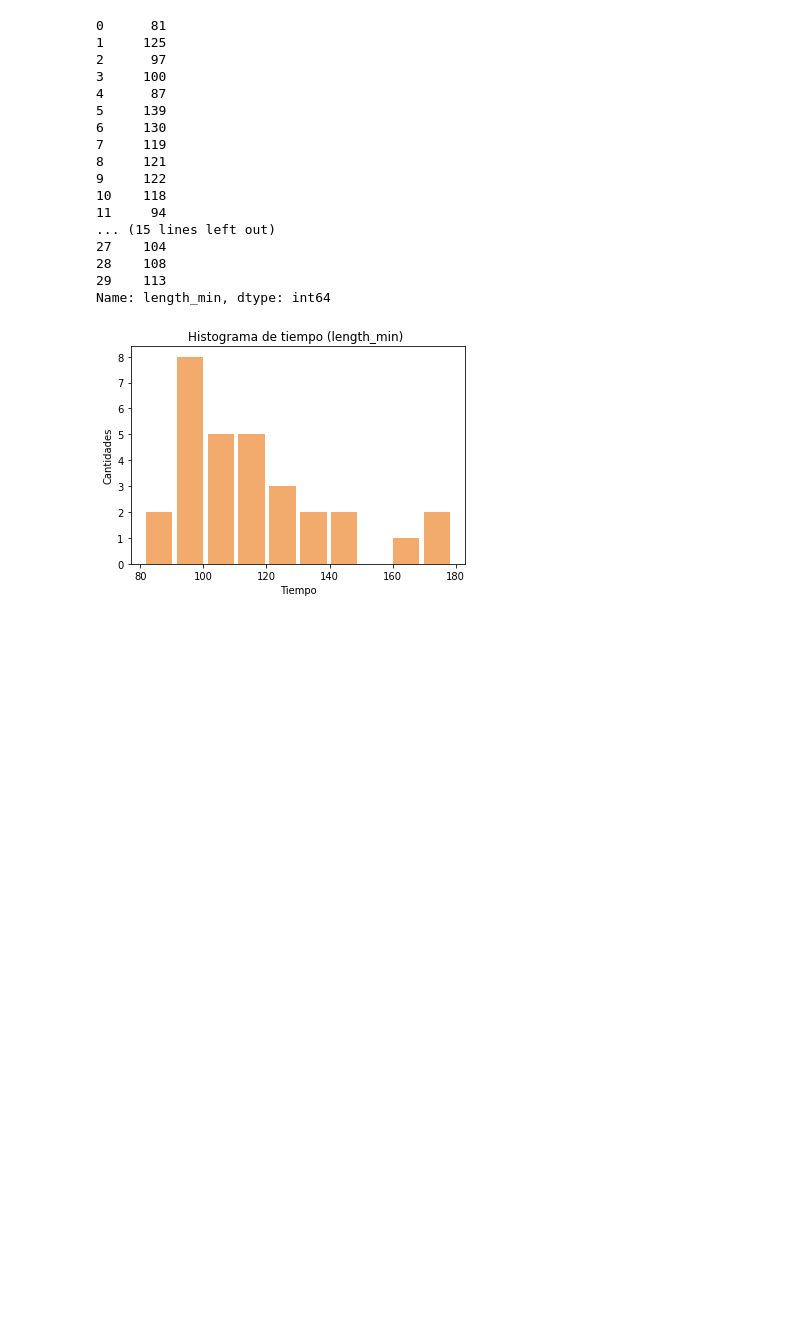
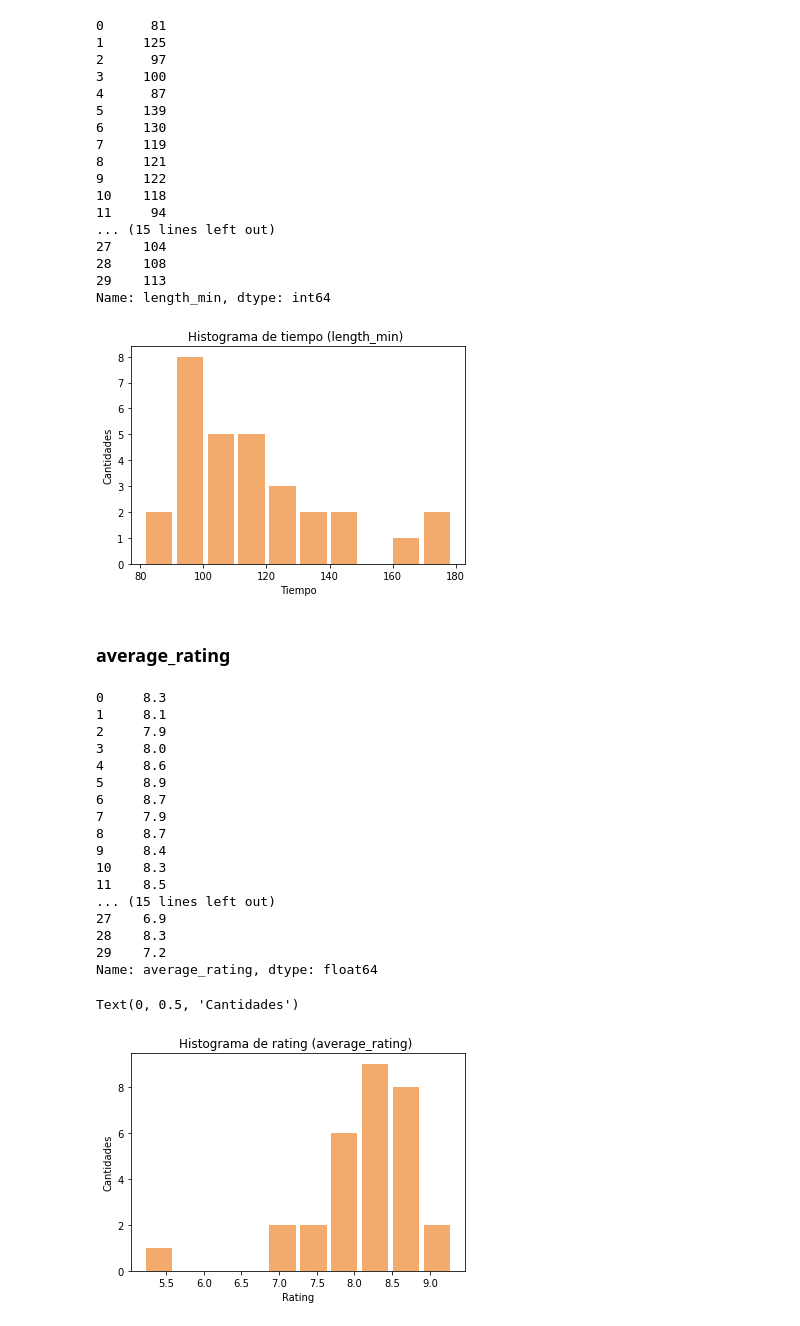
Before and after one commit to rpizarrog/Analisis-Inteligente-de-datos, a Jupyter notebook: bloc de notas/Caso_2_Análisis_Descriptivo_de_películas.ipynb, the cells around one changed output. Saved outputs shown, nothing was run; the diff lists cells and outputs as text; code cells hidden in the pictures; blank space fills up the shorter version.

```diff
--- a/bloc de notas/Caso_2_Análisis_Descriptivo_de_películas.ipynb
+++ b/bloc de notas/Caso_2_Análisis_Descriptivo_de_películas.ipynb
@@ -99,3 +98,33 @@ plot.show() #dibujamos el histograma
 29    113
 Name: length_min, dtype: int64
 [figure]
+# %% [markdown]
+### average_rating
+# %%
+rating = peliculas.loc[:, 'average_rating']
+print(rating)
+
+plot.hist(x=rating,color='#F2AB6D', rwidth=0.85)
+plot.title('Histograma de rating (average_rating) ')
+plot.xlabel('Rating')
+plot.ylabel('Cantidades')
+# %% [output]
+0     8.3
+1     8.1
+2     7.9
+3     8.0
+4     8.6
+5     8.9
+6     8.7
+7     7.9
+8     8.7
+9     8.4
+10    8.3
+11    8.5
+... (15 lines left out)
+27    6.9
+28    8.3
+29    7.2
+Name: average_rating, dtype: float64
+Text(0, 0.5, 'Cantidades')
+[figure, added]
```
Also changed, not shown: parts of 8 cells of this notebook.
